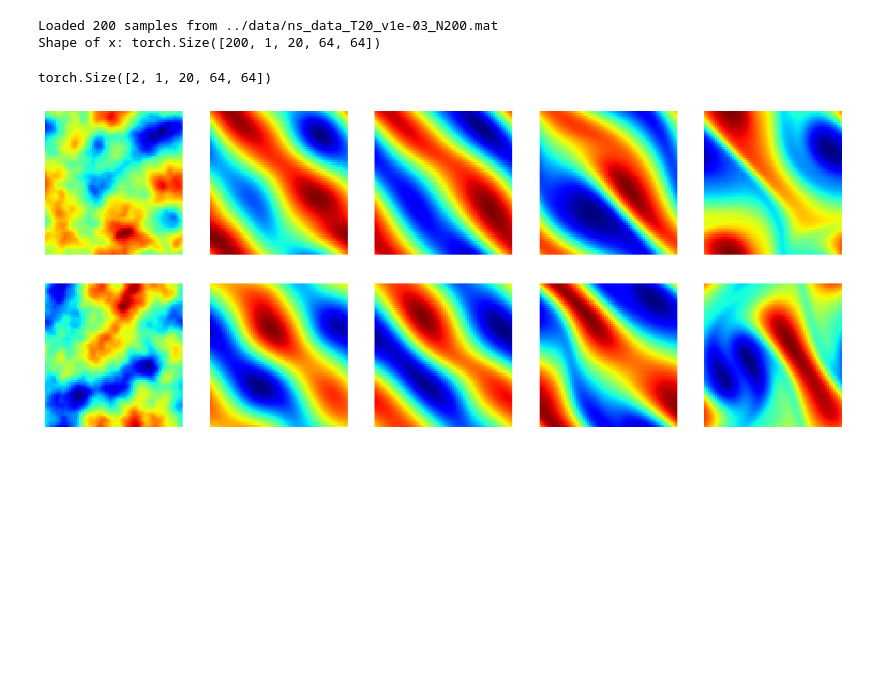
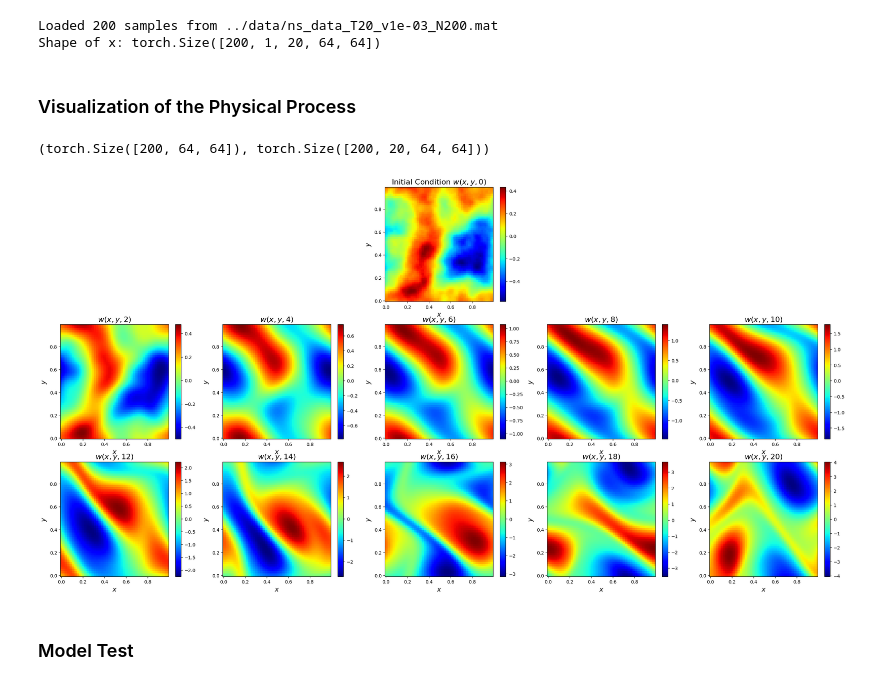
Before and after one commit to bookdiver/FluidDiff, a Jupyter notebook: models/ns_test.ipynb, the cells around one changed output. Saved outputs shown, nothing was run; the diff lists cells and outputs as text; code cells hidden in the pictures; blank space fills up the shorter version.

```diff
--- a/models/ns_test.ipynb
+++ b/models/ns_test.ipynb
@@ -11,3 +12,47 @@ ds = NaiverStokes_Dataset('../data/ns_data_T20_v1e-03_N200.mat')
 # %% [output]
 Loaded 200 samples from ../data/ns_data_T20_v1e-03_N200.mat
 Shape of x: torch.Size([200, 1, 20, 64, 64])
+# %% [markdown]
+### Visualization of the Physical Process
+# %%
+x_range = torch.linspace(0, 1, 64+1)[:-1]
+y_range = torch.linspace(0, 1, 64+1)[:-1]
+X, Y = torch.meshgrid(x_range, y_range, indexing='ij')
+# %%
+w0 = ds.a.squeeze()
+w_traj = ds.w_now.squeeze()
+w0.shape, w_traj.shape
+# %% [output]
+(torch.Size([200, 64, 64]), torch.Size([200, 20, 64, 64]))
+# %%
+# norm = matplotlib.colors.Normalize(vmin=w_traj.min().item(), vmax=w_traj.max().item())
+fig, ax = plt.subplots(3, 5, figsize=(30, 15))
+im1 = ax[0, 2].pcolormesh(X, Y, w0, cmap='jet')
+ax[0, 2].set_xlabel('$x$', fontsize=14)
+ax[0, 2].set_ylabel('$y$', fontsize=14)
+ax[0, 2].set_title('Initial Condition $w(x, y, 0)$', fontsize=16)
+fig.colorbar(im1, ax=ax[0, 2])
+
+ax[0, 0].set_axis_off()
+ax[0, 1].set_axis_off()
+ax[0, 3].set_axis_off()
+ax[0, 4].set_axis_off()
+
+for i in range(5):
+    im2 = ax[1, i].pcolormesh(X, Y, w_traj[i*2+1], cmap='jet')
+    ax[1, i].set_xlabel('$x$', fontsize=14)
+    ax[1, i].set_ylabel('$y$', fontsize=14)
+    ax[1, i].set_title(f'$w(x, y, {i*2+2})$', fontsize=16)
+    fig.colorbar(im2, ax=ax[1, i])
+
+    im3 = ax[2, i].pcolormesh(X, Y, w_traj[i*2+11], cmap='jet')
+    ax[2, i].set_xlabel('$x$', fontsize=14)
+    ax[2, i].set_ylabel('$y$', fontsize=14)
+    ax[2, i].set_title(f'$w(x, y, {i*2+12})$', fontsize=16)
+    fig.colorbar(im3, ax=ax[2, i])
+
+# fig.subplots_adjust(right=0.8)
+# cbar_ax = fig.add_axes([0.85, 0.15, 0.02, 0.7])
+# fig.colorbar(im, cax=cbar_ax)
+# %% [output]
+[figure, added]
@@ -14,3 +61,5 @@ Shape of x: torch.Size([200, 1, 20, 64, 64])
+# %% [markdown]
+### Model Test
 # %%
 model = Unet3D(
             channels=1,
@@ -44,17 +93,0 @@ y = ds[0:2]['y']
-# %%
-x.shape
-# %% [output]
-torch.Size([2, 1, 20, 64, 64])
-# %%
-fig, ax = plt.subplots(2, 5, figsize=(15, 6))
-ax[0, 0].imshow(y[0, 0, :, :], cmap='jet', origin='lower', aspect='auto')
-ax[0, 0].set_axis_off()
-ax[1, 0].imshow(y[1, 0, :, :], cmap='jet', origin='lower', aspect='auto')
-ax[1, 0].set_axis_off()
-for i in range(1, 5):
-    ax[0, i].imshow(x[0, 0, (i*5-1), :, :], cmap='jet', origin='lower', aspect='auto')
-    ax[0, i].set_axis_off()
-    ax[1, i].imshow(x[1, 0, (i*5-1), :, :], cmap='jet', origin='lower', aspect='auto')
-    ax[1, i].set_axis_off()
-# %% [output]
-[figure, removed]
```
Also changed, not shown: parts of 42 cells of this notebook, 1 other file.
